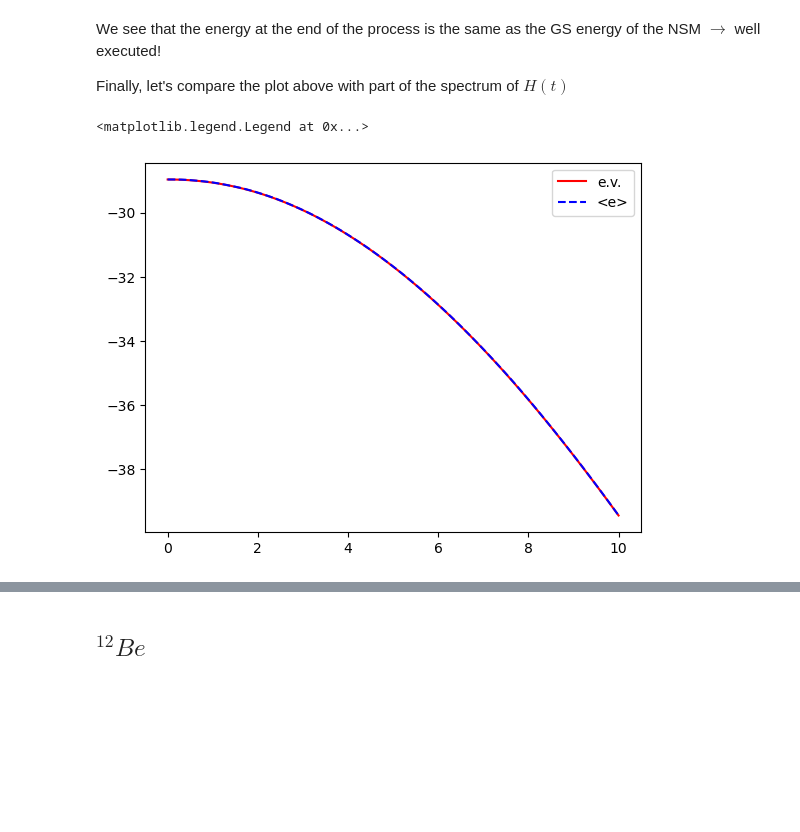
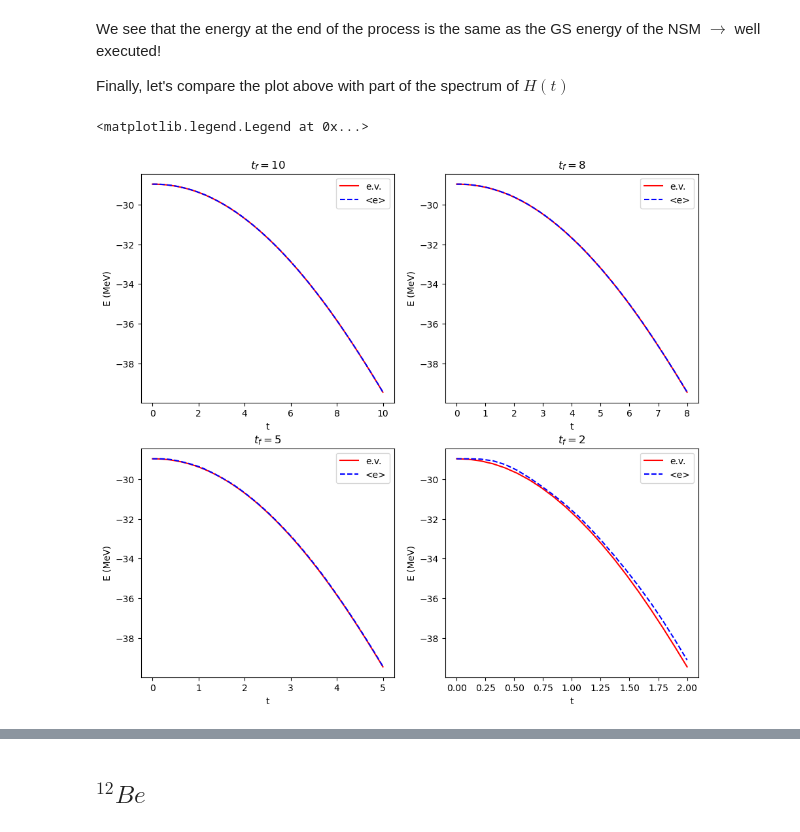
Before and after one commit to albertmolinaa/Quantum-Annealing-TFG, a Jupyter notebook: QuantumAnnealning_Albert.ipynb, the cells around one changed output, grey strips where cells are left out. Drawn from its saved outputs; the diff is of its cells as text; code cells hidden in the pictures; blank space fills up the shorter version.

```diff
--- a/QuantumAnnealning_Albert.ipynb
+++ b/QuantumAnnealning_Albert.ipynb
@@ -166,9 +372,8 @@ plt.legend()
 p = 2
 n_ten = 4
 
-NSM_H_ten = FermiHubbardHamiltonian(size_a=nuc_modes_per_i, size_b=nuc_modes_per_i, nparticles_a=p, nparticles_b=n_ten,
+NSM_H_ten = FermiHubbardHamiltonian(size_a=nuc_modes_per_i, size_b=nuc_modes_per_i, nparticles_a=n_ten, nparticles_b=p,
                                 symmetries=[SPS.total_M_zero]) # we force M=0 so we don't get the full manybody basis
-# Also, I changed Ema's code where a was neutrons and b protons, since they're just numbers (and the same in this case)
 
 NSM_H_ten.get_external_potential(external_potential=SPS.energies)
 twobody_dict_ten, _ = get_twobody_nuclearshell_model(file_name=p_shell)
@@ -176,8 +381,8 @@ twobody_dict_ten, _ = get_twobody_nuclearshell_model(file_name=p_shell)
 NSM_H_ten.get_twobody_interaction(twobody_dict_ten)
 NSM_H_ten.get_hamiltonian() # Now we have the Target Hamiltonian ready
 
-egs, psigs = NSM_H_ten.get_spectrum(n_states=1) # just the ground state (energy in MeV's)
-print(f'GS energy = {egs[0]:.5} MeV')
+egs_ten, psigs = NSM_H_ten.get_spectrum(n_states=1) # just the ground state (energy in MeV's)
+print(f'GS energy = {egs_ten[0]:.5} MeV')
 print(NSM_H_ten.hamiltonian)
 # %% [output]
 Computing the matrix, pls wait... (u_u)
@@ -280,10 +583,35 @@ We see that the energy at the end of the process is the same as the GS energy of
 
 Finally, let's compare the plot above with part of the spectrum of $H(t)$
 # %%
-plt.figure()
-plt.plot(time, spectrum_t_ten, 'r-', label='e.v.')
-plt.plot(time, energy_ten, 'b--', label='<e>')
+plt.figure('spectrum comp. 10Be', figsize=(11,10))
+plt.subplot(221)
+plt.title('$t_f = 10$')
+plt.plot(time10, spectrum_arr_ten10[:,0], 'r-', label='e.v.')
+plt.plot(time10, energy_ten10, 'b--', label='<e>')
+plt.xlabel('t')
+plt.ylabel('E (MeV)')
 plt.legend()
+plt.subplot(222)
+plt.title('$t_f = 8$')
+plt.plot(time8, spectrum_arr_ten8[:,0], 'r-', label='e.v.')
+plt.plot(time8, energy_ten8, 'b--', label='<e>')
+plt.xlabel('t')
+plt.ylabel('E (MeV)')
+plt.legend()
+plt.subplot(223)
+plt.title('$t_f = 5$')
+plt.plot(time5, spectrum_arr_ten5[:,0], 'r-', label='e.v.')
+plt.plot(time5, energy_ten5, 'b--', label='<e>')
+plt.xlabel('t')
+plt.ylabel('E (MeV)')
+plt.legend()
+plt.subplot(224)
+plt.title('$t_f = 2$')
+plt.plot(time2, spectrum_arr_ten2[:,0], 'r-', label='e.v.')
+plt.plot(time2, energy_ten2, 'b--', label='<e>')
+plt.xlabel('t')
+plt.ylabel('E (MeV)')
+plt.legend()
 # %% [output]
 <matplotlib.legend.Legend at 0x...>
-[figure, old version]
+[figure, new version]
```
Also changed, not shown: parts of 36 cells of this notebook.
